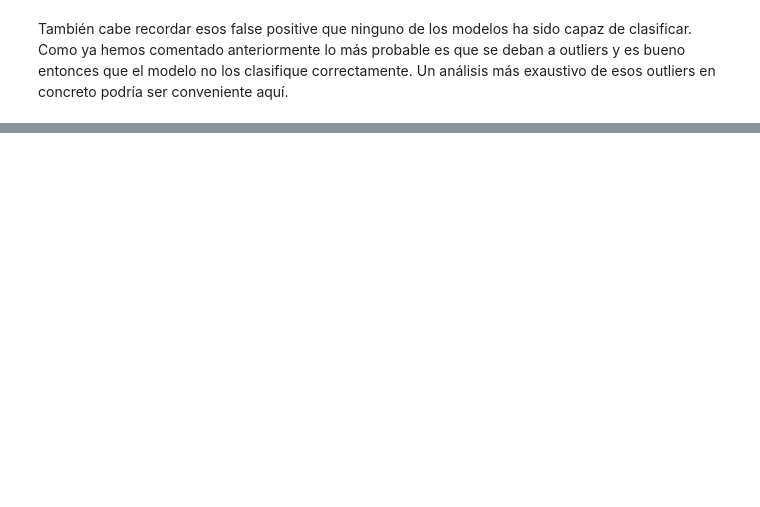
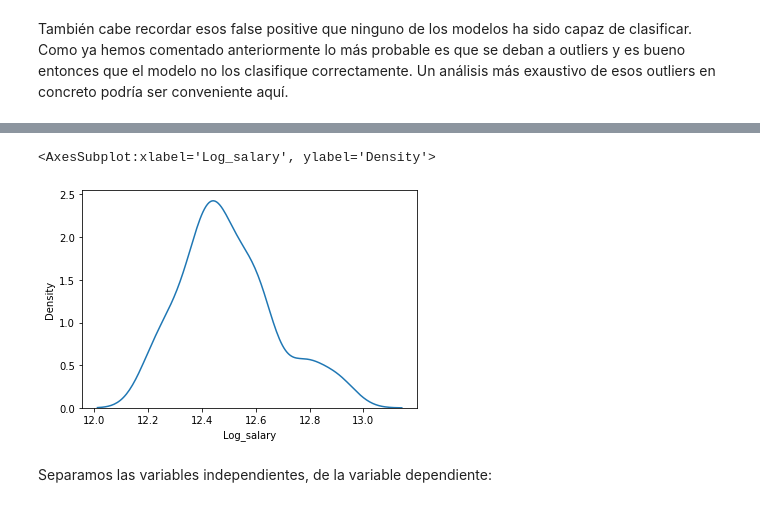
Before and after one commit to AlejandroGVC/DataScience, a Jupyter notebook: placement_analisis.ipynb, the cells around one changed output, grey strips where cells are left out. Saved outputs shown, nothing was run; the diff lists cells and outputs as text; code cells hidden in the pictures; blank space fills up the shorter version.

```diff
--- a/placement_analisis.ipynb
+++ b/placement_analisis.ipynb
@@ -766,0 +813,9 @@ También cabe recordar esos false positive que ninguno de los modelos ha sido ca
+# %%
+reg_norm['Log_salary'] = np.log(reg_norm['salary'])
+# %%
+sns.kdeplot('Log_salary', data = reg_norm)
+# %% [output]
+<AxesSubplot:xlabel='Log_salary', ylabel='Density'>
+[figure, added]
+# %% [markdown]
+Separamos las variables independientes, de la variable dependiente:
```
Also changed, not shown: parts of 37 cells of this notebook.
